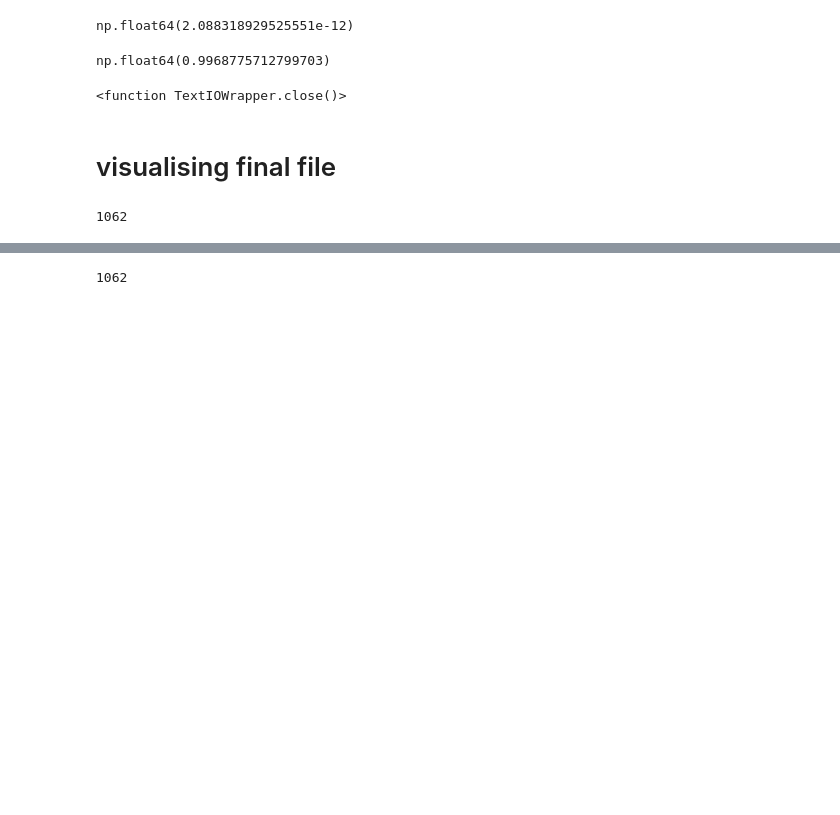
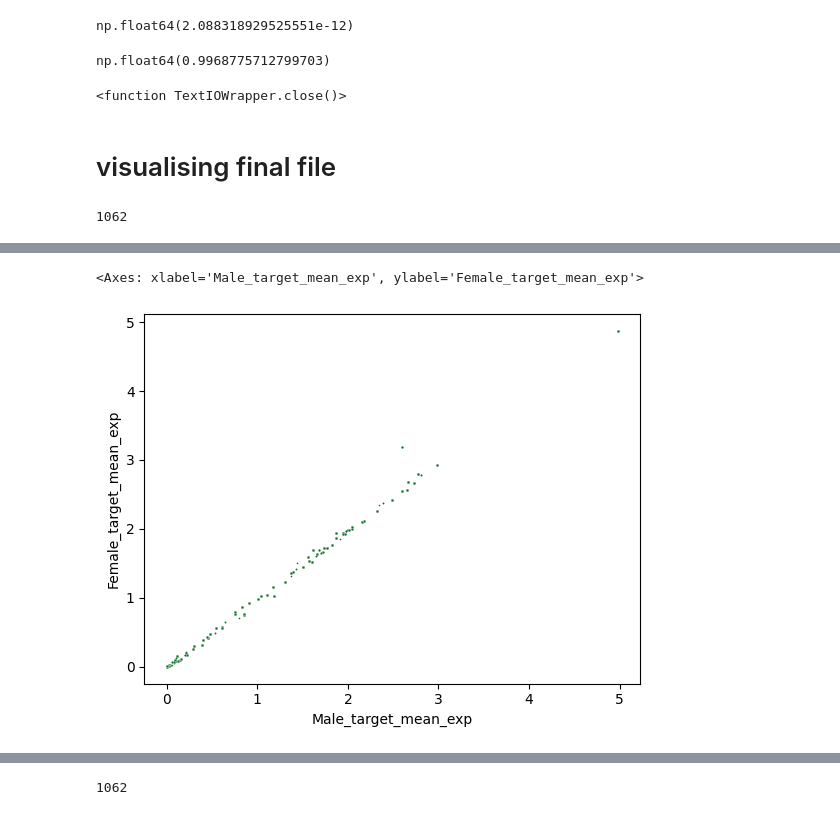
Before and after one commit to Alexander-Broadley/Zhang_lab_rotation, a Jupyter notebook: MML_model/GRN_reconstruction/male_vs_female_reg_contributions.ipynb, the cells around one changed output, grey strips where cells are left out. Saved outputs shown, nothing was run; the diff lists cells and outputs as text; code cells hidden in the pictures; blank space fills up the shorter version.

```diff
--- a/MML_model/GRN_reconstruction/male_vs_female_reg_contributions.ipynb
+++ b/MML_model/GRN_reconstruction/male_vs_female_reg_contributions.ipynb
@@ -233,0 +203,5 @@ sns.scatterplot(results, x = 'Exp_difference', y = 'abs_diff', size = 3, color =
+# %%
+sns.scatterplot(results, x = 'Male_target_mean_exp', y = 'Female_target_mean_exp', s = 1.5, color = "#0a7126", legend = False)
+# %% [output]
+<Axes: xlabel='Male_target_mean_exp', ylabel='Female_target_mean_exp'>
+[figure, added]
```
Also changed, not shown: parts of 12 cells of this notebook, 4 other files.
